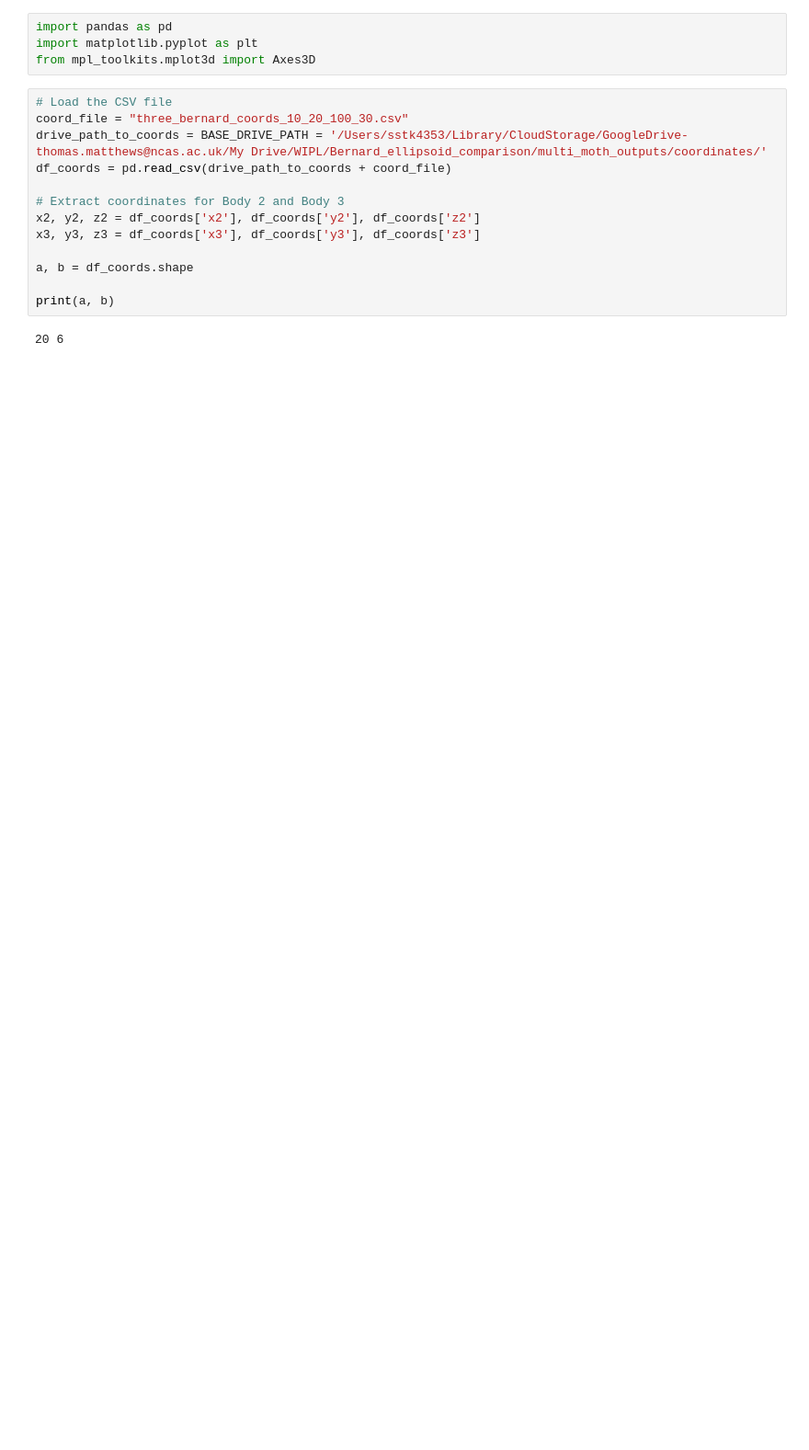
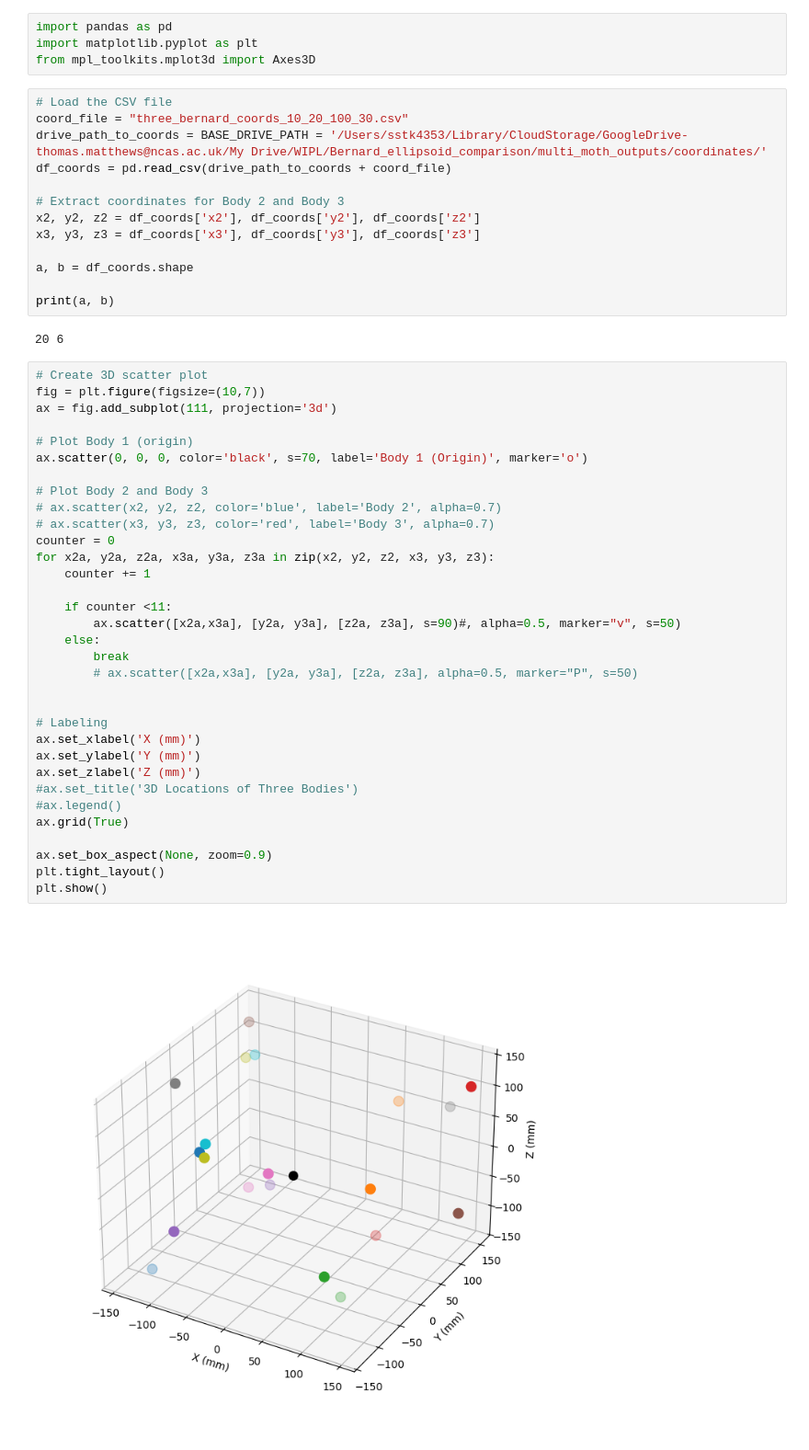
Before and after one commit to TommyMatthews/WIPL-python-analysis, a Jupyter notebook: multi_moth_experiments/coordinate_plotter.ipynb, the cells around one changed output. Shown at 92% size. Saved outputs shown, nothing was run; the diff lists cells and outputs as text; blank space fills up the shorter version.

```diff
--- a/multi_moth_experiments/coordinate_plotter.ipynb
+++ b/multi_moth_experiments/coordinate_plotter.ipynb
@@ -17,5 +17,40 @@ a, b = df_coords.shape
 print(a, b)
 # %% [output]
 20 6
+# %%
+# Create 3D scatter plot
+fig = plt.figure(figsize=(10,7))
+ax = fig.add_subplot(111, projection='3d')
+
+# Plot Body 1 (origin)
+ax.scatter(0, 0, 0, color='black', s=70, label='Body 1 (Origin)', marker='o')
+
+# Plot Body 2 and Body 3
+# ax.scatter(x2, y2, z2, color='blue', label='Body 2', alpha=0.7)
+# ax.scatter(x3, y3, z3, color='red', label='Body 3', alpha=0.7)
+counter = 0
+for x2a, y2a, z2a, x3a, y3a, z3a in zip(x2, y2, z2, x3, y3, z3):
+    counter += 1
+
+    if counter <11:
+        ax.scatter([x2a,x3a], [y2a, y3a], [z2a, z3a], s=90)#, alpha=0.5, marker="v", s=50)
+    else:
+        break
+        # ax.scatter([x2a,x3a], [y2a, y3a], [z2a, z3a], alpha=0.5, marker="P", s=50)
+
+
+# Labeling
+ax.set_xlabel('X (mm)')
+ax.set_ylabel('Y (mm)')
+ax.set_zlabel('Z (mm)')
+#ax.set_title('3D Locations of Three Bodies')
+#ax.legend()
+ax.grid(True)
+
+ax.set_box_aspect(None, zoom=0.9)
+plt.tight_layout()
+plt.show()
+# %% [output]
+[figure, added]
 # %%
 # Create 3D scatter plot
```
Also changed, not shown: parts of 1 cell of this notebook, 21 other files.
